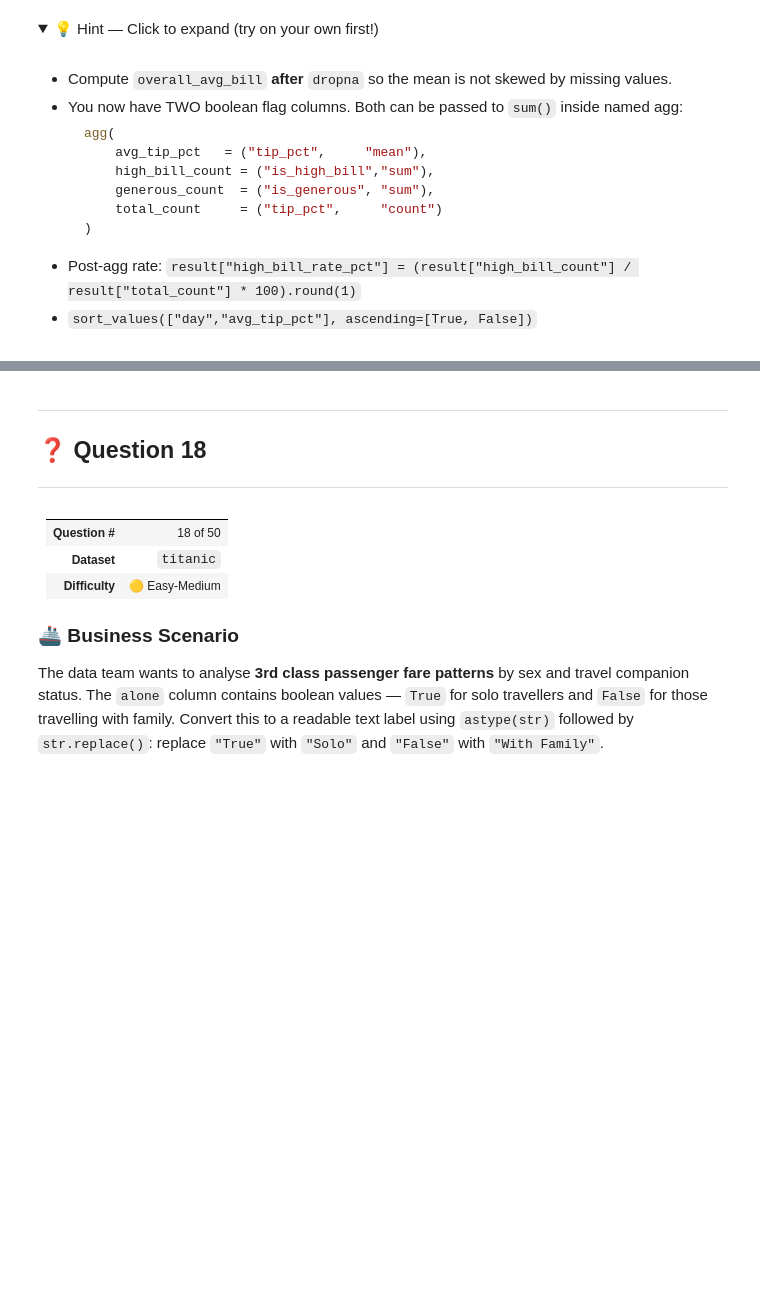
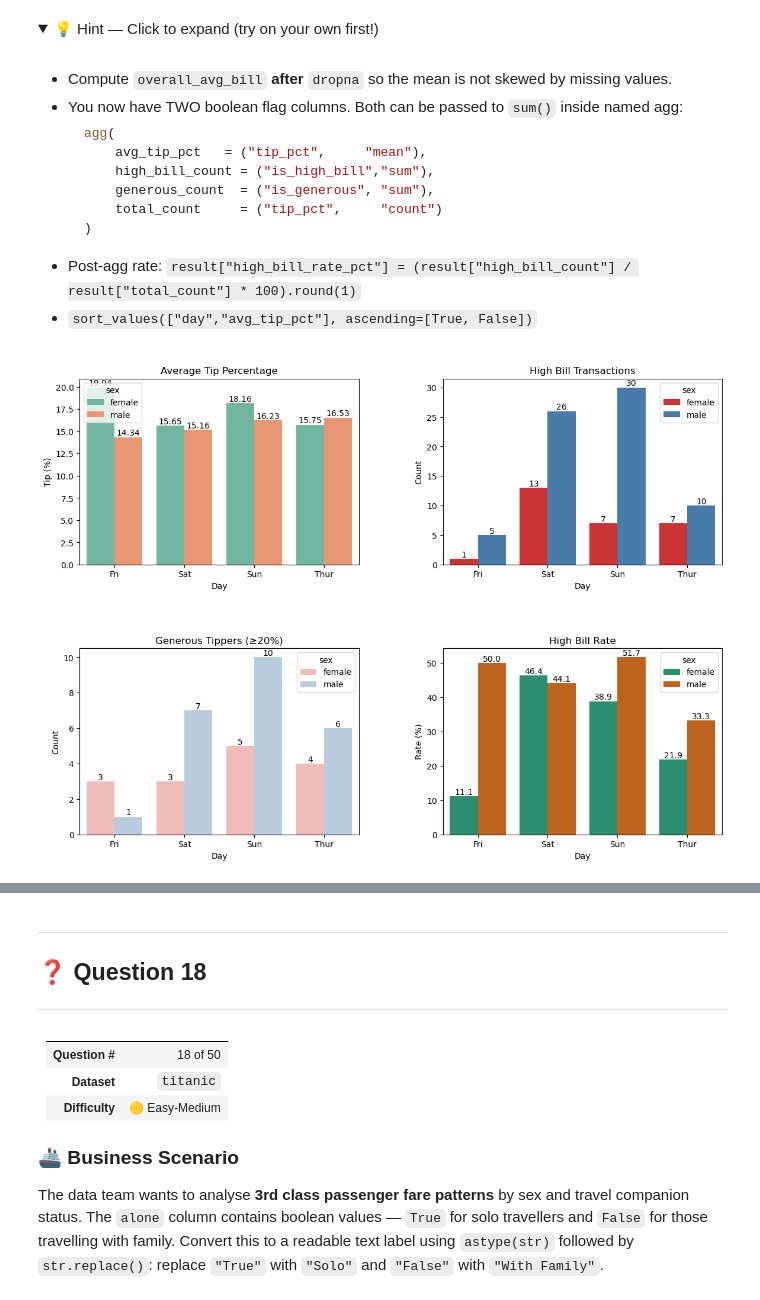
Before and after one commit to abhishekkatewaofficial-lab/Machine-Learning, a Jupyter notebook: Notes/Pandas/4. Practice/Pandas_Practice_Series_Notebook_02.ipynb, the cells around one changed output, grey strips where cells are left out. Saved outputs shown, nothing was run; the diff lists cells and outputs as text; code cells hidden in the pictures; folded sections open; blank space fills up the shorter version.

```diff
--- a/Notes/Pandas/4. Practice/Pandas_Practice_Series_Notebook_02.ipynb
+++ b/Notes/Pandas/4. Practice/Pandas_Practice_Series_Notebook_02.ipynb
@@ -2609,3 +2964,102 @@ str.strip+title  +  str.strip+lower  +  dropna (multi-col)  +  Scalar Computatio
 - `sort_values(["day","avg_tip_pct"], ascending=[True, False])`
 
 </details>
+# %%
+fig, ax = plt.subplots(
+    2,
+    2,
+    figsize=(14,10)
+)
+
+# =====================================
+# Plot 1 : Average Tip %
+# =====================================
+
+sns.barplot(
+    data=tip,
+    x='day',
+    y='avg_tip_pct',
+    hue='sex',
+    palette='Set2',
+    ax=ax[0,0]
+)
+
+ax[0,0].set_title('Average Tip Percentage')
+ax[0,0].set_xlabel('Day')
+ax[0,0].set_ylabel('Tip (%)')
+
+for container in ax[0,0].containers:
+    ax[0,0].bar_label(container, fmt='%.2f')
+
+
+# =====================================
+# Plot 2 : High Bill Count
+# =====================================
+
+sns.barplot(
+    data=tip,
+    x='day',
+    y='high_bill_count',
+    hue='sex',
+    palette='Set1',
+    ax=ax[0,1]
+)
+
+ax[0,1].set_title('High Bill Transactions')
+ax[0,1].set_xlabel('Day')
+ax[0,1].set_ylabel('Count')
+
+for container in ax[0,1].containers:
+    ax[0,1].bar_label(container)
+
+
+# =====================================
+# Plot 3 : Generous Tippers
+# =====================================
+
+sns.barplot(
+    data=tip,
+    x='day',
+    y='generous_count',
+    hue='sex',
+    palette='Pastel1',
+    ax=ax[1,0]
+)
+
+ax[1,0].set_title('Generous Tippers (≥20%)')
+ax[1,0].set_xlabel('Day')
+ax[1,0].set_ylabel('Count')
+
+for container in ax[1,0].containers:
+    ax[1,0].bar_label(container)
+
+
+# =====================================
+# Plot 4 : High Bill Rate %
+# =====================================
+
+sns.barplot(
+    data=tip,
+    x='day',
+    y='high_bill_rate_pct',
+    hue='sex',
+    palette='Dark2',
+    ax=ax[1,1]
+)
+
+ax[1,1].set_title('High Bill Rate')
+ax[1,1].set_xlabel('Day')
+ax[1,1].set_ylabel('Rate (%)')
+
+for container in ax[1,1].containers:
+    ax[1,1].bar_label(container, fmt='%.1f')
+
+
+fig.subplots_adjust(
+    hspace=0.45,
+    wspace=0.30
+)
+
+plt.show()
+# %% [output]
+[figure, added]
```
Also changed, not shown: parts of 13 cells of this notebook, 11 other files.
